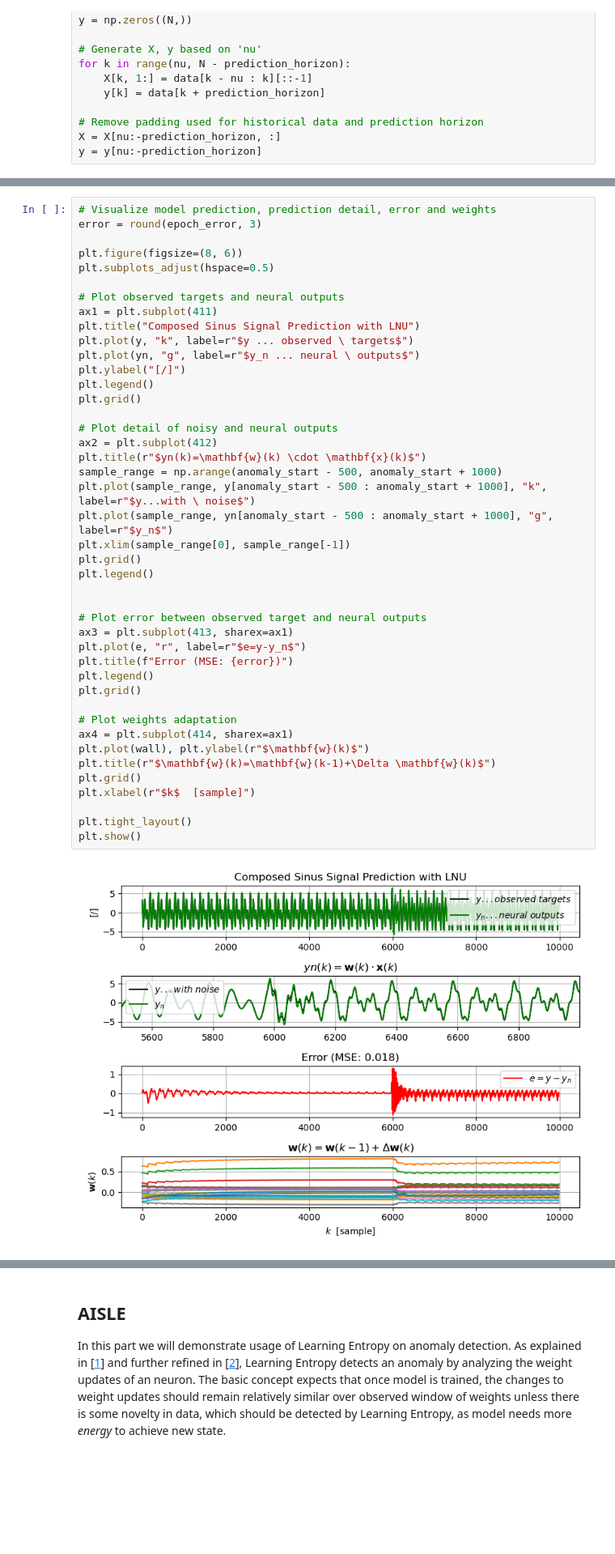
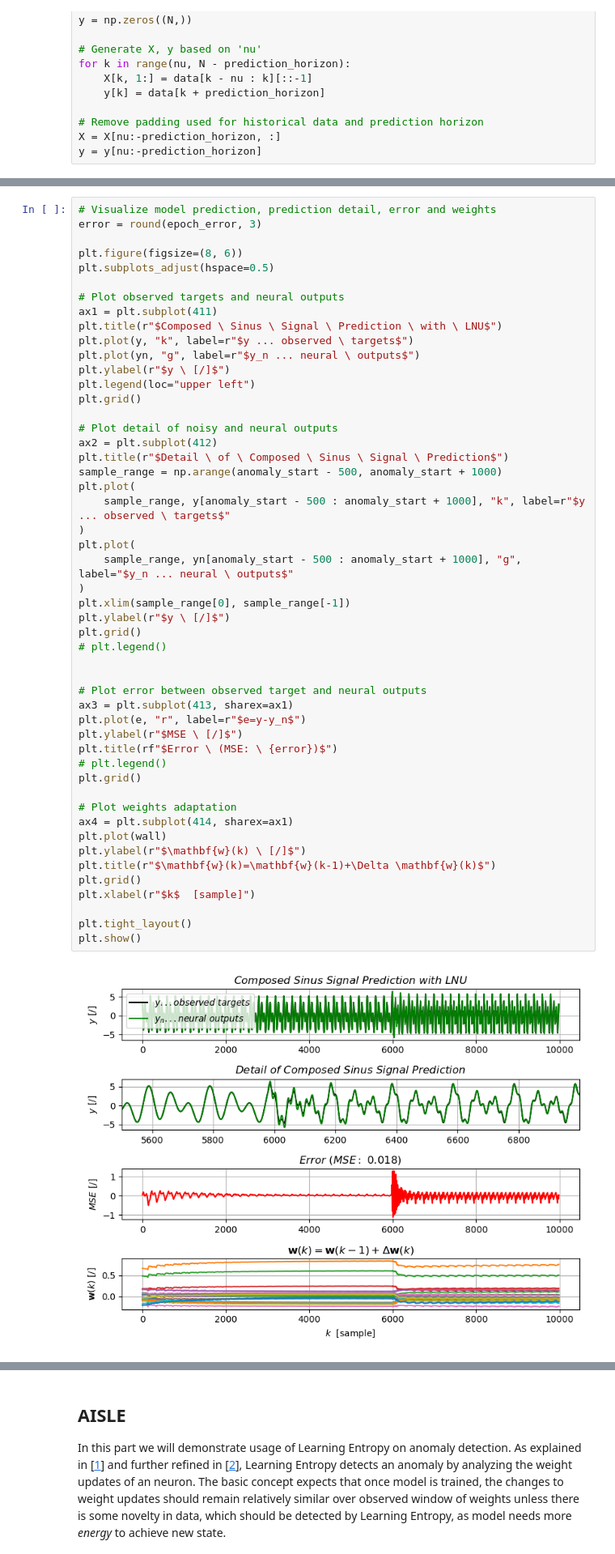
Before and after one commit to carnosi/AISLEX, a Jupyter notebook: examples/Example_0_Artificial_Signal.ipynb, the cells around one changed output, grey strips where cells are left out. Shown at 81% size. Drawn from its saved outputs; the diff is of its cells as text; blank space fills up the shorter version.

Commit message:
Plot updates, xaxis fix

```diff
--- a/examples/Example_0_Artificial_Signal.ipynb
+++ b/examples/Example_0_Artificial_Signal.ipynb
@@ -144,41 +146,48 @@ error = round(epoch_error, 3)
 plt.figure(figsize=(8, 6))
 plt.subplots_adjust(hspace=0.5)
 
 # Plot observed targets and neural outputs
 ax1 = plt.subplot(411)
-plt.title("Composed Sinus Signal Prediction with LNU")
+plt.title(r"$Composed \ Sinus \ Signal \ Prediction \ with \ LNU$")
 plt.plot(y, "k", label=r"$y ... observed \ targets$")
 plt.plot(yn, "g", label=r"$y_n ... neural \ outputs$")
-plt.ylabel("[/]")
-plt.legend()
+plt.ylabel(r"$y \ [/]$")
+plt.legend(loc="upper left")
 plt.grid()
 
 # Plot detail of noisy and neural outputs
 ax2 = plt.subplot(412)
-plt.title(r"$yn(k)=\mathbf{w}(k) \cdot \mathbf{x}(k)$")
+plt.title(r"$Detail \ of \ Composed \ Sinus \ Signal \ Prediction$")
 sample_range = np.arange(anomaly_start - 500, anomaly_start + 1000)
-plt.plot(sample_range, y[anomaly_start - 500 : anomaly_start + 1000], "k", label=r"$y...with \ noise$")
-plt.plot(sample_range, yn[anomaly_start - 500 : anomaly_start + 1000], "g", label=r"$y_n$")
+plt.plot(
+    sample_range, y[anomaly_start - 500 : anomaly_start + 1000], "k", label=r"$y ... observed \ targets$"
+)
+plt.plot(
+    sample_range, yn[anomaly_start - 500 : anomaly_start + 1000], "g", label="$y_n ... neural \ outputs$"
+)
 plt.xlim(sample_range[0], sample_range[-1])
+plt.ylabel(r"$y \ [/]$")
 plt.grid()
-plt.legend()
+# plt.legend()
 
 
 # Plot error between observed target and neural outputs
 ax3 = plt.subplot(413, sharex=ax1)
 plt.plot(e, "r", label=r"$e=y-y_n$")
-plt.title(f"Error (MSE: {error})")
-plt.legend()
+plt.ylabel(r"$MSE \ [/]$")
+plt.title(rf"$Error \ (MSE: \ {error})$")
+# plt.legend()
 plt.grid()
 
 # Plot weights adaptation
 ax4 = plt.subplot(414, sharex=ax1)
-plt.plot(wall), plt.ylabel(r"$\mathbf{w}(k)$")
+plt.plot(wall)
+plt.ylabel(r"$\mathbf{w}(k) \ [/]$")
 plt.title(r"$\mathbf{w}(k)=\mathbf{w}(k-1)+\Delta \mathbf{w}(k)$")
 plt.grid()
 plt.xlabel(r"$k$  [sample]")
 
 plt.tight_layout()
 plt.show()
 # %% [output]
-[figure, old version]
+[figure, new version]
```
Also changed, not shown: parts of 12 cells of this notebook.
